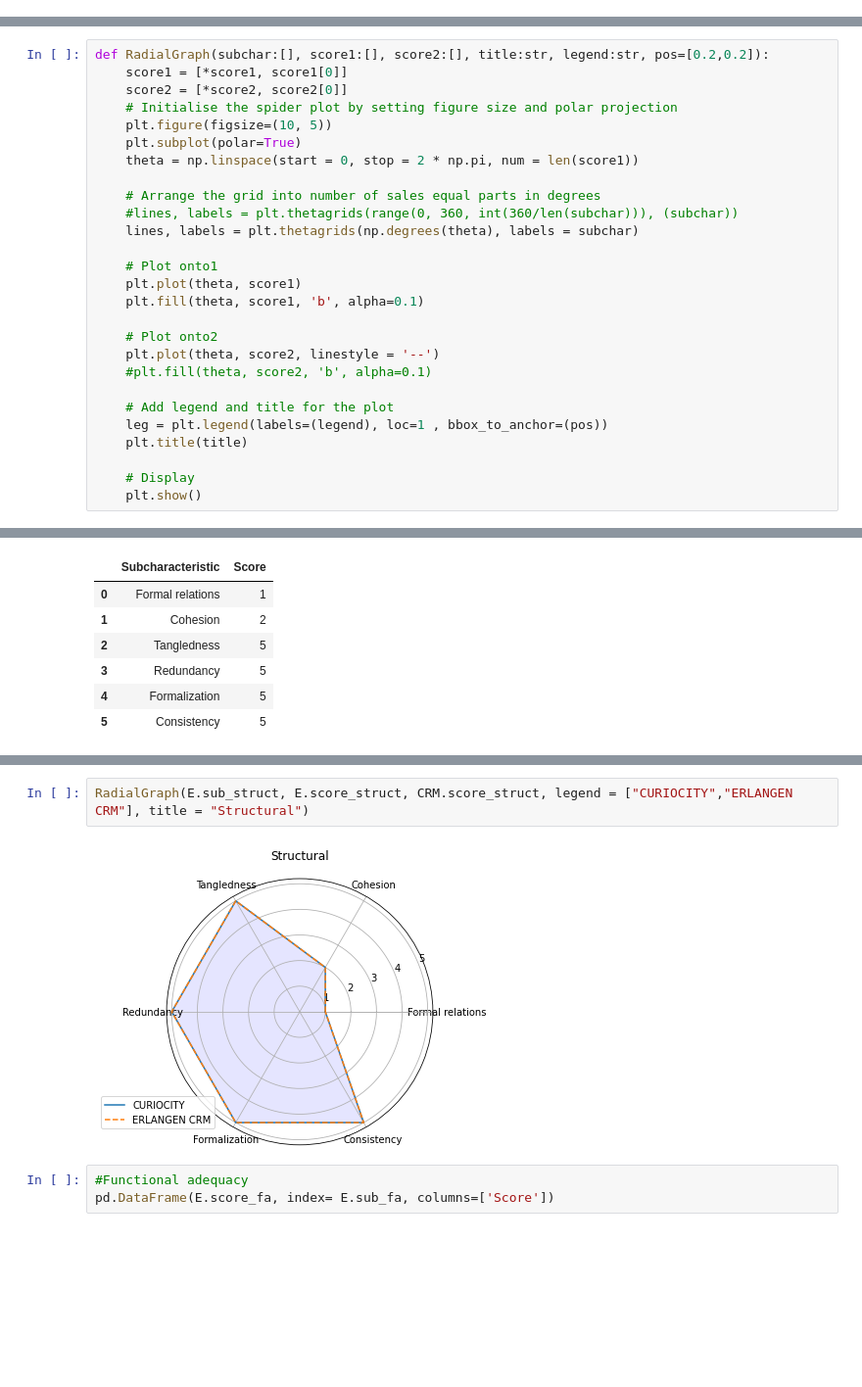
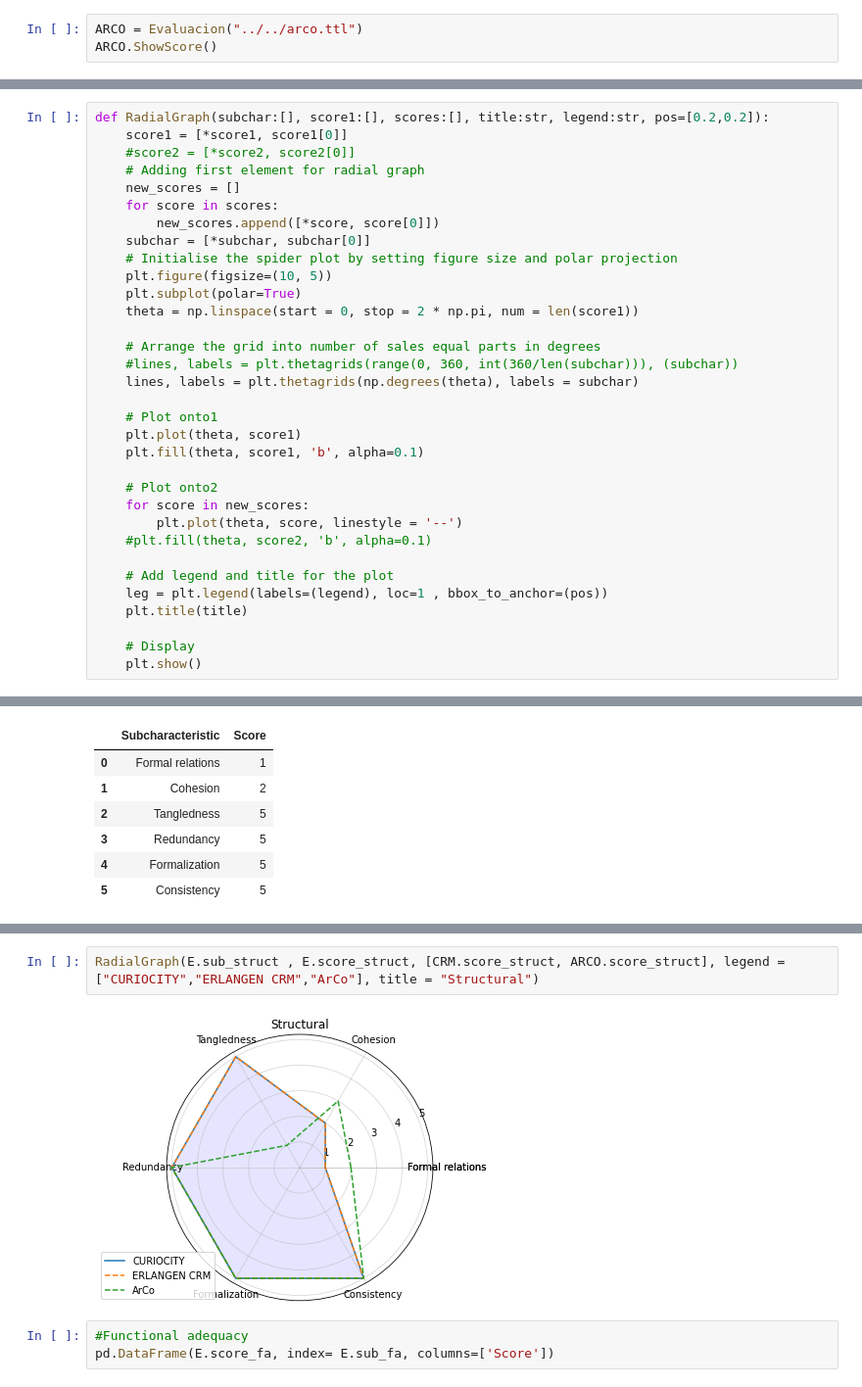
Before and after one commit to giulianodelagala/CURIOCITY, a Jupyter notebook: Evaluation/OquaRE/OquaRE.ipynb, the cells around one changed output, grey strips where cells are left out. Shown: that part at 98% size. Drawn from its saved outputs; the diff is of its cells as text; blank space fills up the shorter version.

```diff
--- a/Evaluation/OquaRE/OquaRE.ipynb
+++ b/Evaluation/OquaRE/OquaRE.ipynb
@@ -45,3 +45,6 @@ CRM.ShowScore()
 | INROnto | 1.159091 | 5 |
 | ANOnto | 1.954545 | 5 |
 | TMOnto2 | 1.170455 | 5 |
+# %%
+ARCO = Evaluacion("../../arco.ttl")
+ARCO.ShowScore()
@@ -53,9 +72,14 @@ CRM.ShowScore()
 #ax.bar(subchar,score)
 #plt.show()
 # %%
-def RadialGraph(subchar:[], score1:[], score2:[], title:str, legend:str, pos=[0.2,0.2]):
+def RadialGraph(subchar:[], score1:[], scores:[], title:str, legend:str, pos=[0.2,0.2]):
     score1 = [*score1, score1[0]]
-    score2 = [*score2, score2[0]]
+    #score2 = [*score2, score2[0]]
+    # Adding first element for radial graph
+    new_scores = []
+    for score in scores:
+        new_scores.append([*score, score[0]])
+    subchar = [*subchar, subchar[0]]
     # Initialise the spider plot by setting figure size and polar projection
     plt.figure(figsize=(10, 5))
     plt.subplot(polar=True)
@@ -70,7 +94,8 @@ def RadialGraph(subchar:[], score1:[], score2:[], title:str, legend:str, pos=[0.
     plt.fill(theta, score1, 'b', alpha=0.1)
 
     # Plot onto2
-    plt.plot(theta, score2, linestyle = '--')
+    for score in new_scores:
+        plt.plot(theta, score, linestyle = '--')
     #plt.fill(theta, score2, 'b', alpha=0.1)
 
     # Add legend and title for the plot
@@ -106,7 +141,7 @@ pd.DataFrame(list(CRM.structural.items()), columns=['Subcharacteristic','Score']
 # %%
-RadialGraph(E.sub_struct, E.score_struct, CRM.score_struct, legend = ["CURIOCITY","ERLANGEN CRM"], title = "Structural")
+RadialGraph(E.sub_struct , E.score_struct, [CRM.score_struct, ARCO.score_struct], legend = ["CURIOCITY","ERLANGEN CRM","ArCo"], title = "Structural")
 # %% [output]
-[figure, old version]
+[figure, new version]
 # %%
 #Functional adequacy
 pd.DataFrame(E.score_fa, index= E.sub_fa, columns=['Score'])
```
Also changed, not shown: parts of 10 cells of this notebook.
